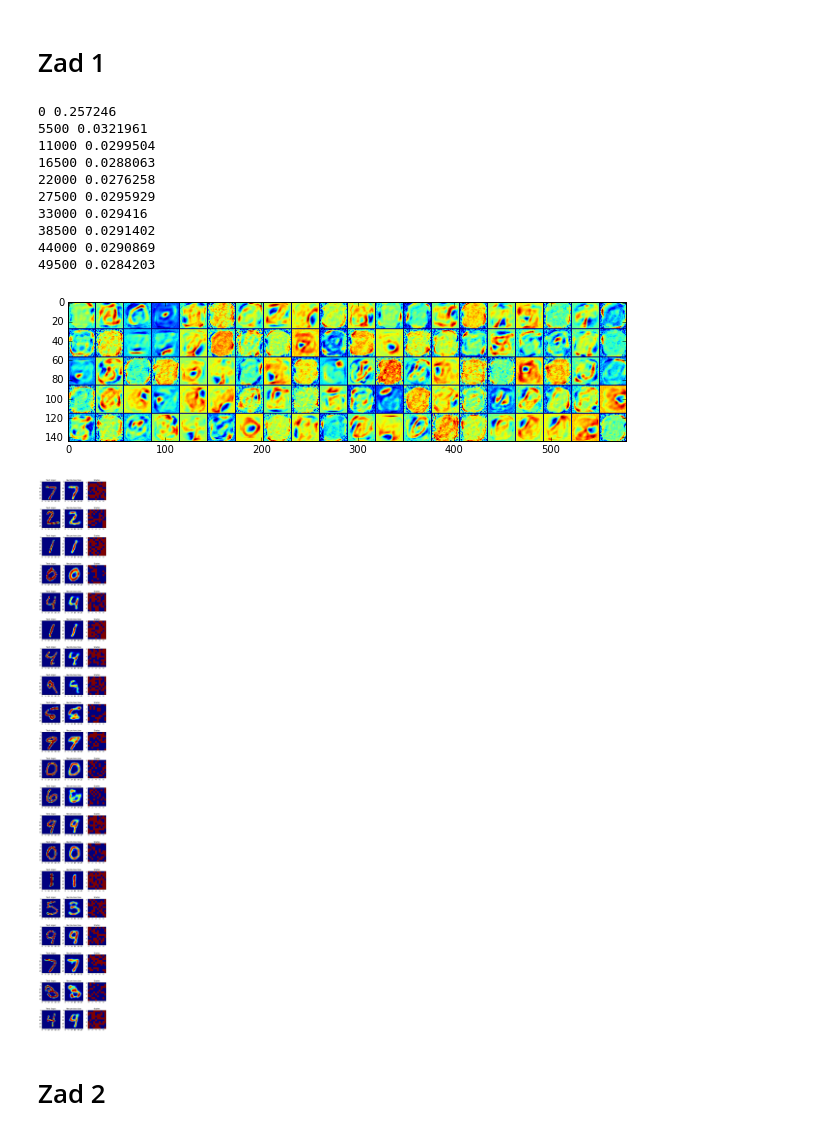
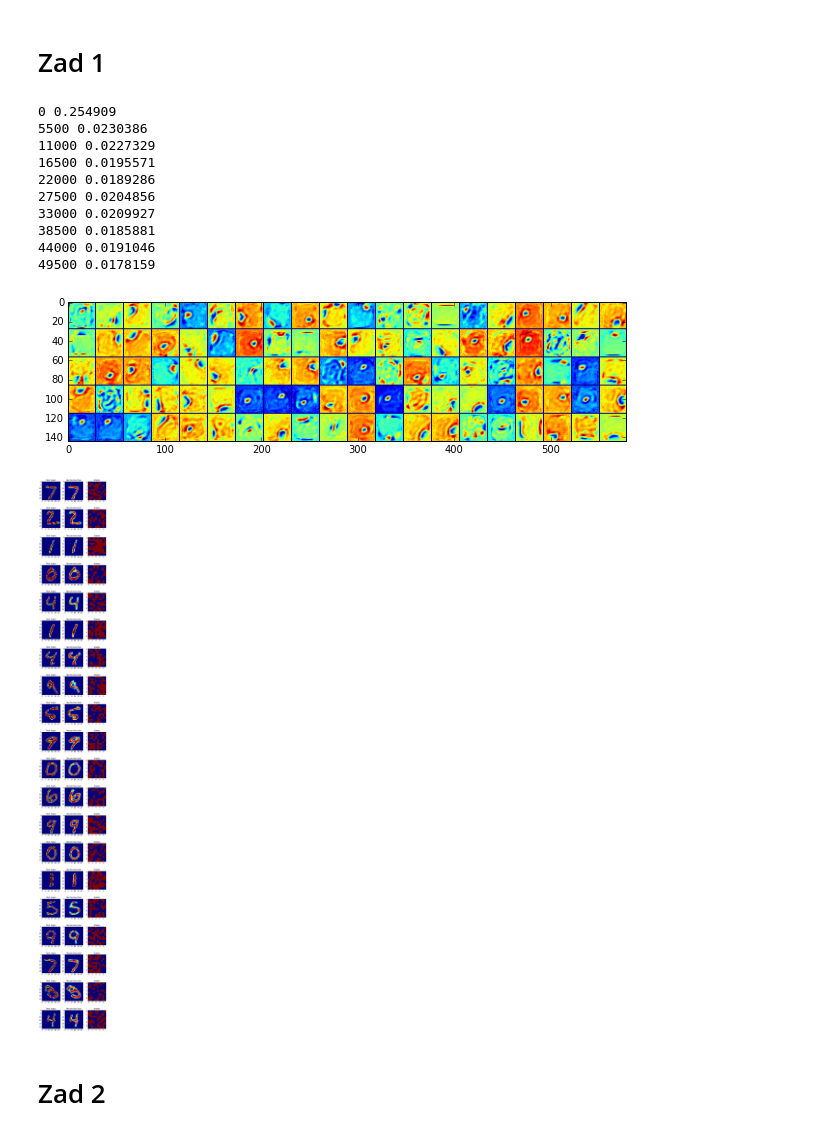
Before and after one commit to Mungosin/DeepLearning, a Jupyter notebook: Lab4/Lab4.ipynb, the cells around one changed output. Saved outputs shown, nothing was run; the diff lists cells and outputs as text; code cells hidden in the pictures.

```diff
--- a/Lab4/Lab4.ipynb
+++ b/Lab4/Lab4.ipynb
@@ -98,7 +98,7 @@ with g1.as_default():
         h1 = sample_prob(h1_prob)
 
     # pozitivna faza
-    w1_positive_grad = tf.matmul(tf.transpose(X1),h1)
+    w1_positive_grad = tf.matmul(tf.transpose(X1),h0)
 
     # negativna faza
     w1_negative_grad = tf.matmul(tf.transpose(v1),h1)
@@ -119,45 +119,45 @@ with g1.as_default():
     err_sum1 = tf.reduce_mean(err1 * err1)
 
     initialize1 = tf.initialize_all_variables()
 
 batch_size = 100
 epochs = 100
 n_samples = mnist.train.num_examples
 
 total_batch = int(n_samples / batch_size) * epochs
 
 with tf.Session(graph=g1) as sess:
     sess.run(initialize1)
     for i in range(total_batch):
         batch, label = mnist.train.next_batch(batch_size)
         err, _ = sess.run([err_sum1, out1], feed_dict={X1: batch})
 
         if i%(int(total_batch/10)) == 0:
             print i, err
 
     w1s = w1.eval()
     vb1s = vb1.eval()
     hb1s = hb1.eval()
     vr, h1s = sess.run([v1_prob, h1], feed_dict={X1: teX[0:20,:]})
 
 # vizualizacija težina
 draw_weights(w1s, v_shape, Nh)
 
 # vizualizacija rekonstrukcije i stanja
 draw_reconstructions(teX, vr, h1s, v_shape, h1_shape, Nh)
 # %% [output]
-0 0.257246
-5500 0.0321961
-11000 0.0299504
-16500 0.0288063
-22000 0.0276258
-27500 0.0295929
-33000 0.029416
-38500 0.0291402
-44000 0.0290869
-49500 0.0284203
+0 0.254909
+5500 0.0230386
+11000 0.0227329
+16500 0.0195571
+22000 0.0189286
+27500 0.0204856
+33000 0.0209927
+38500 0.0185881
+44000 0.0191046
+49500 0.0178159
-[figure, old version]
+[figure, new version]
-[figure, old version]
+[figure, new version]
 # %% [markdown]
 # Zad 2
 # %%
```
Also changed, not shown: parts of 11 cells of this notebook, 1 other file.
